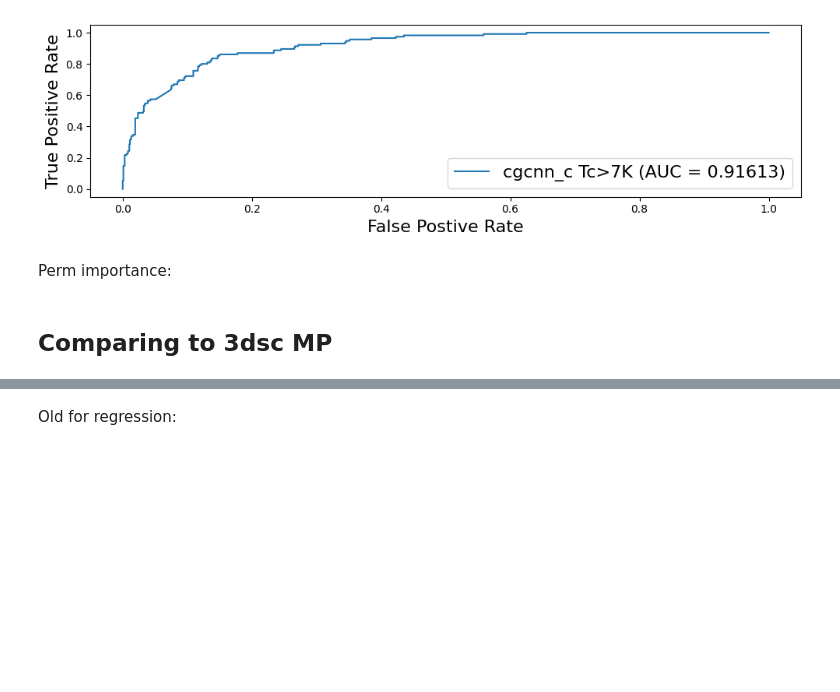
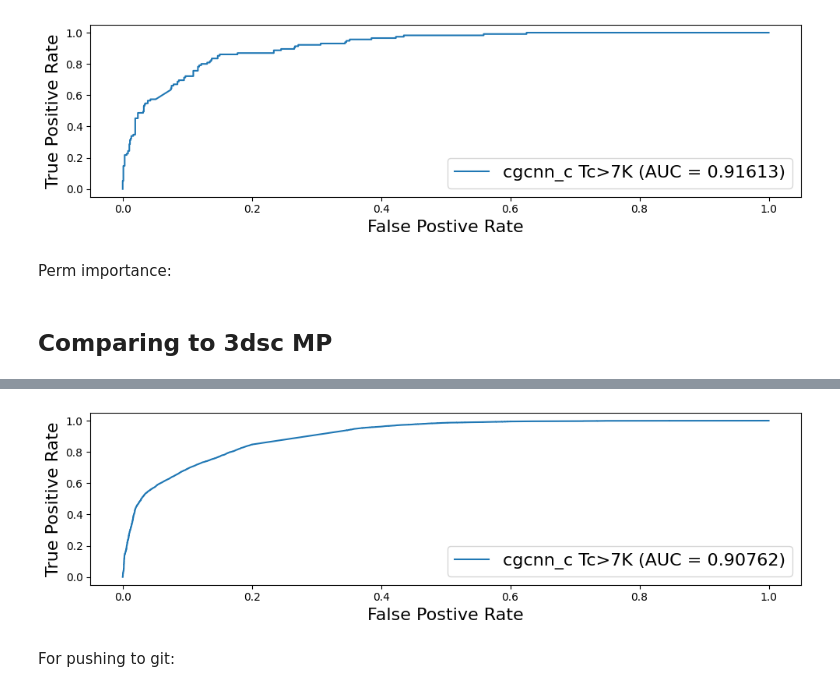
Before and after one commit to SSBNS/ML_Personal_git, a Jupyter notebook: 3DSC_looker_classifier_colab_ICSD.ipynb, the cells around one changed output, grey strips where cells are left out. Drawn from its saved outputs; the diff is of its cells as text; code cells hidden in the pictures; blank space fills up the shorter version.

Commit message:
Oprettet med Colab

```diff
--- a/3DSC_looker_classifier_colab_ICSD.ipynb
+++ b/3DSC_looker_classifier_colab_ICSD.ipynb
@@ -1307,0 +1320,9 @@ print(graphs[0])  # inspect first graph
+# %%
+graph_path = '/classifier_crystal_graphs_testMP.pt'
+
+torch.save(graphs, path + graph_path)
+from google.colab import drive
+drive.mount('/content/drive')
+
+import shutil
+shutil.copy(path + graph_path, "/content/drive/MyDrive/ML_models"+graph_path)
@@ -1307,0 +1332,2 @@ print(graphs[0])  # inspect first graph
+# %%
+graphs_MP = torch.load("/content/drive/MyDrive/ML_models"+graph_path,weights_only=False)
@@ -1307,0 +1338,21 @@ print(graphs[0])  # inspect first graph
+# %%
+#test on MP with model
+testMP_loader = DataLoader(graphs_MP, batch_size=32, shuffle=False)
+# Test evaluation
+from sklearn.metrics import classification_report, confusion_matrix
+
+all_preds, all_targets = [], []
+cgcnn_c_v1.eval()
+with torch.no_grad():
+    for batch in testMP_loader:
+        batch = batch.to(device)
+        prob = torch.sigmoid(cgcnn_c_v1(batch)).squeeze(-1)
+        all_preds.extend(prob.cpu().numpy())
+        all_targets.extend(batch.y.cpu().numpy())
+
+all_preds   = np.array(all_preds)
+all_targets = np.array(all_targets).astype(int)
+binary_preds = (all_preds > 0.6).astype(int)
+
+print(classification_report(all_targets, binary_preds, target_names=['Non-SC', 'SC']))
+print(confusion_matrix(all_targets, binary_preds))
@@ -1308,5 +1371,20 @@ print(graphs[0])  # inspect first graph
+# %%
+from sklearn.metrics import roc_curve, auc
+fpr, tpr, _ = roc_curve(all_targets,all_preds)
+auc_score = auc(fpr,tpr)
+fig = plt.figure(figsize = [10,3])
+plt.plot(fpr, tpr, label=f'cgcnn_c Tc>7K (AUC = {auc_score:5.5f})')
+plt.legend(fontsize=16)
+plt.xlabel('False Postive Rate', size=16)
+plt.ylabel('True Positive Rate', size=16)
+plt.tight_layout()
+# fig.savefig("/content/ML_Personal_git/roc_cgcnn_ICSD.png")
+plt.show()
+# %% [output]
+[figure, added]
 # %% [markdown]
-Old for regression:
+
+For pushing to git:
 # %%
 import os
 os.chdir("/content/ML_Personal_git")  # move into repo FIRST
```
Also changed, not shown: parts of 9 cells of this notebook.
